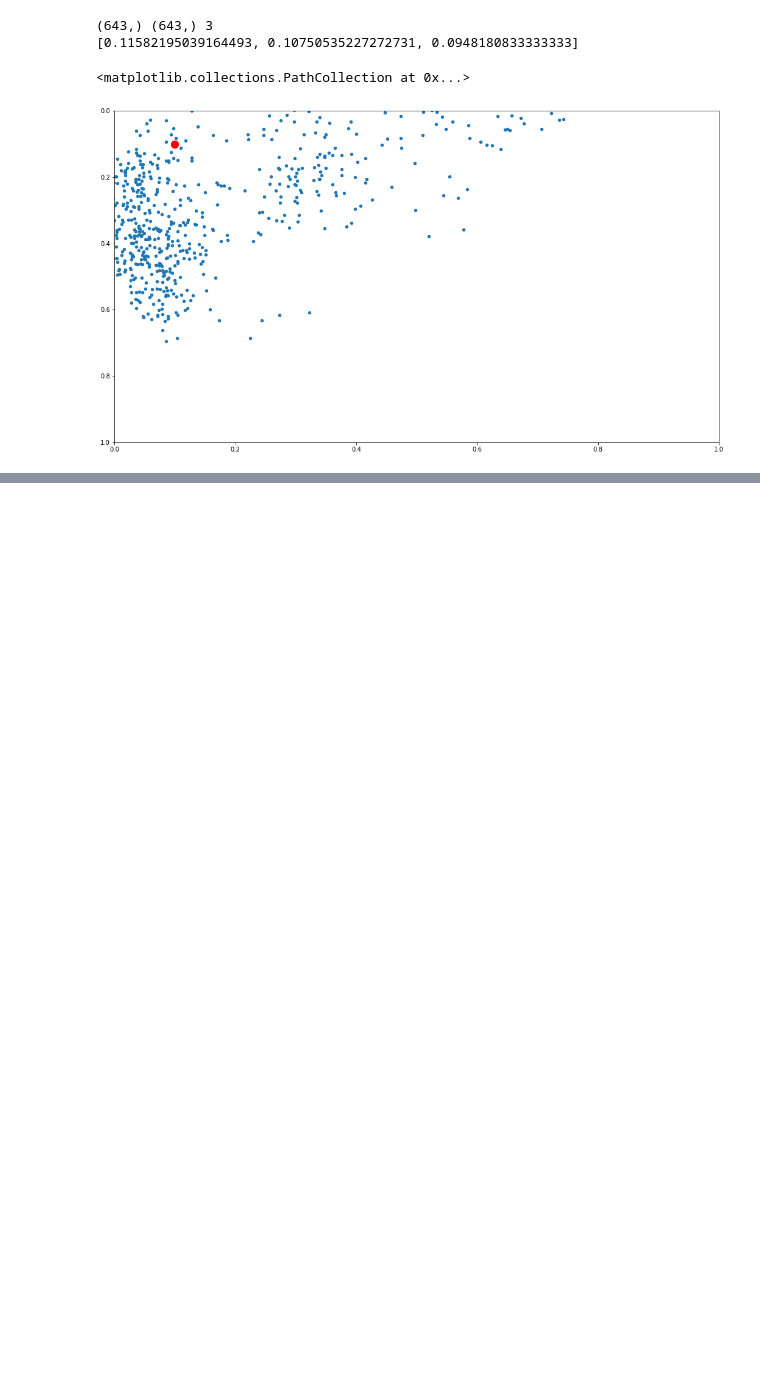
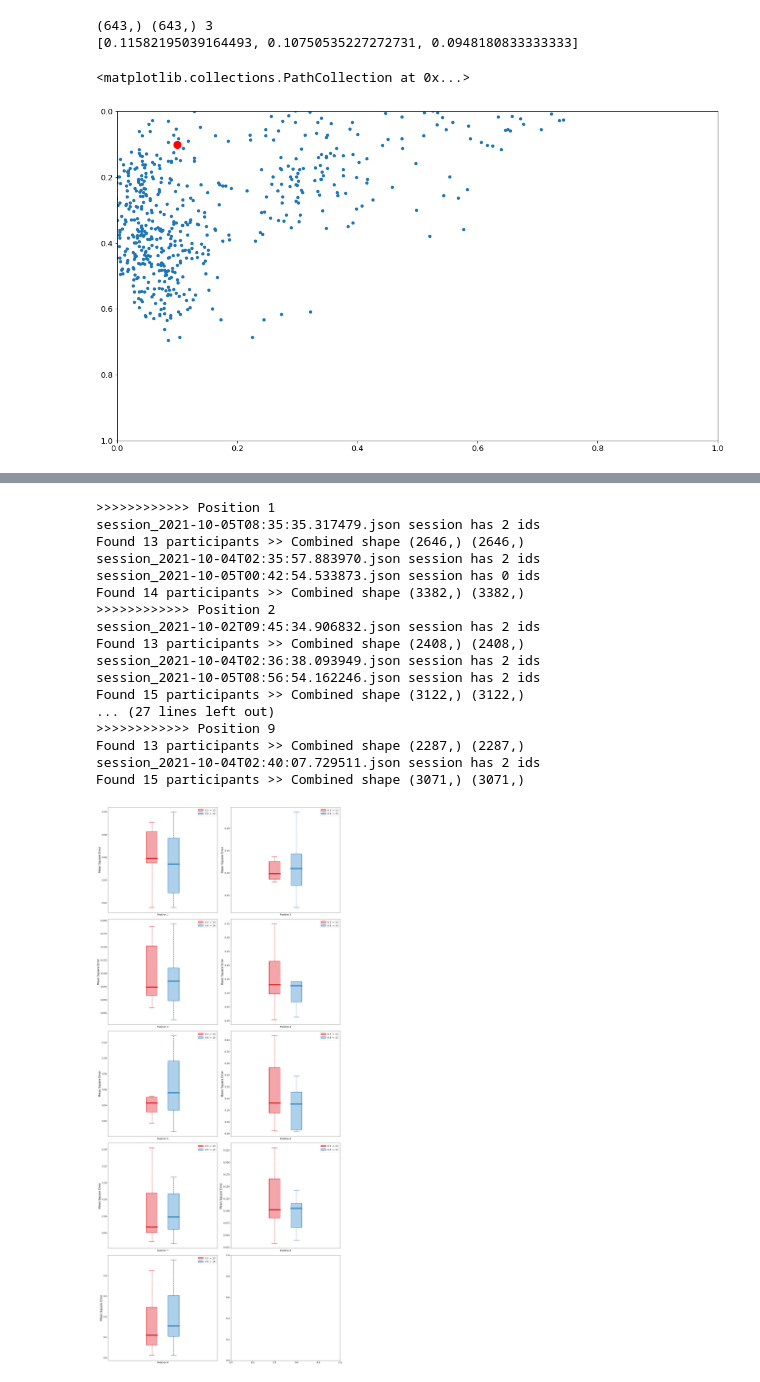
Before and after one commit to arnab-api/AttentionChecker--Student, a Jupyter notebook: Analysis/Real Data/performance_check.ipynb, the cells around one changed output, grey strips where cells are left out. Saved outputs shown, nothing was run; the diff lists cells and outputs as text; code cells hidden in the pictures; blank space fills up the shorter version.

```diff
--- a/Analysis/Real Data/performance_check.ipynb
+++ b/Analysis/Real Data/performance_check.ipynb
@@ -314,0 +365,80 @@ ValueError: Mime type rendering requires nbformat>=4.2.0 but it is not installed
+# %%
+pos_counts = 9
+plt.rcParams["figure.figsize"] = (20, 5*pos_counts)
+color_left = '#D7191C'
+color_right = '#2C7BB6'
+fill_left = '#f3a5a9'
+fill_right = '#add0eb'
+###########################################################################################################################################
+
+fig, ax = plt.subplots(nrows=5, ncols=2)
+
+counter = 0
+for position in marker_track:
+    print(">>>>>>>>>>>> " + position)
+    left = loadjson__multileSession(position, _filter = {"glass": -1, "gender": -1, "brightness": -1, "camera_res": 0.3})
+    right = loadjson__multileSession(position, _filter = {"glass": -1, "gender": -1, "brightness": -1, "camera_res": 0.9})
+    label_left = "0.3 -> {}".format(left[3])
+    label_right = "0.9 -> {}".format(right[3])
+
+    sub_plot = ax[counter//2, counter%2]
+
+    bpl = sub_plot.boxplot(left[2], positions=np.array(range(1))*2.0-0.4, sym='', widths=0.4,
+                        whiskerprops = dict(linestyle='--', linewidth=2),
+                        medianprops = dict(linewidth=6),
+                        meanprops = dict(linestyle='--', linewidth=2),
+                        boxprops = dict(linestyle='-', linewidth=2),
+                        capprops = dict(linestyle='-', linewidth=2), patch_artist=True)
+
+    bpr = sub_plot.boxplot(right[2], positions=np.array(range(1))*2.0+0.4, sym='', widths=0.4,
+                        whiskerprops = dict(linestyle='--', linewidth=2),
+                        medianprops = dict(linewidth=6),
+                        meanprops = dict(linestyle='--', linewidth=2),
+                        boxprops = dict(linestyle='-', linewidth=2),
+                        capprops = dict(linestyle='-', linewidth=2), patch_artist=True)
+
+    set_box_color(bpl, color_left) # colors are from http://colorbrewer2.org/
+    set_box_color(bpr, color_right)
+
+    for patch in bpl['boxes']:
+        patch.set(facecolor = fill_left)
+    for patch in bpr['boxes']:
+        patch.set(facecolor = fill_right)
+
+    # draw temporary red and blue lines and use them to create a legend
+    sub_plot.legend([bpl["boxes"][0], bpr["boxes"][0]], [label_left, label_right])
+
+    ticks = [position]
+    plt.sca(sub_plot)
+    plt.xticks(range(0, len(ticks) * 2, 2), ticks)
+    sub_plot.set_xlim(-2, len(ticks)*2)
+    # plt.ylim(0, 1)
+    sub_plot.set_ylabel("Mean Square Error", fontsize=16)
+    # sub_plot.set_tight_layout()
+
+    counter += 1
+
+    # if(counter == 2):
+    #     break
+
+fig.tight_layout()
+plt.show()
+# %% [output]
+>>>>>>>>>>>> Position 1
+session_2021-10-05T08:35:35.317479.json session has 2 ids
+Found 13 participants >> Combined shape (2646,) (2646,)
+session_2021-10-04T02:35:57.883970.json session has 2 ids
+session_2021-10-05T00:42:54.533873.json session has 0 ids
+Found 14 participants >> Combined shape (3382,) (3382,)
+>>>>>>>>>>>> Position 2
+session_2021-10-02T09:45:34.906832.json session has 2 ids
+Found 13 participants >> Combined shape (2408,) (2408,)
+session_2021-10-04T02:36:38.093949.json session has 2 ids
+session_2021-10-05T08:56:54.162246.json session has 2 ids
+Found 15 participants >> Combined shape (3122,) (3122,)
+... (27 lines left out)
+>>>>>>>>>>>> Position 9
+Found 13 participants >> Combined shape (2287,) (2287,)
+session_2021-10-04T02:40:07.729511.json session has 2 ids
+Found 15 participants >> Combined shape (3071,) (3071,)
+[figure, added]
```
Also changed, not shown: parts of 6 cells of this notebook, 13 other files.
